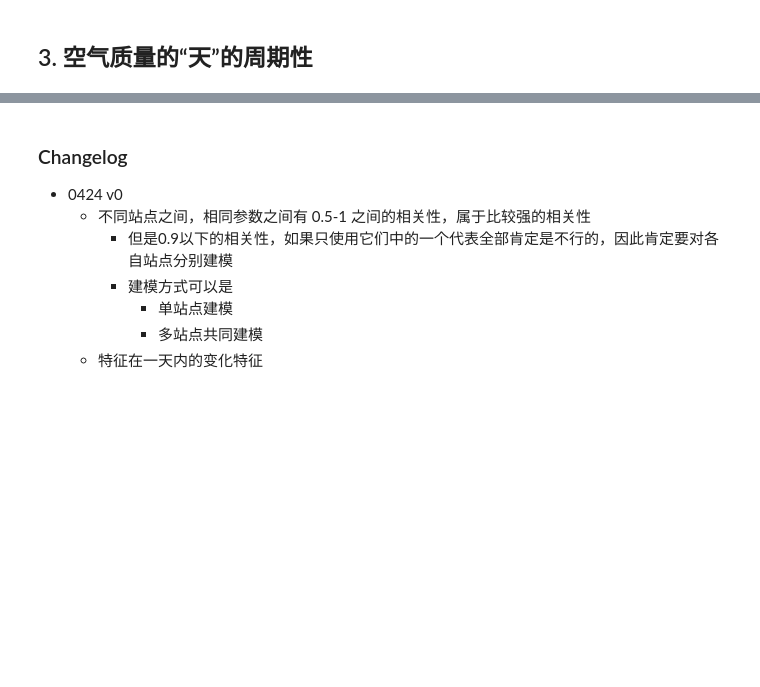
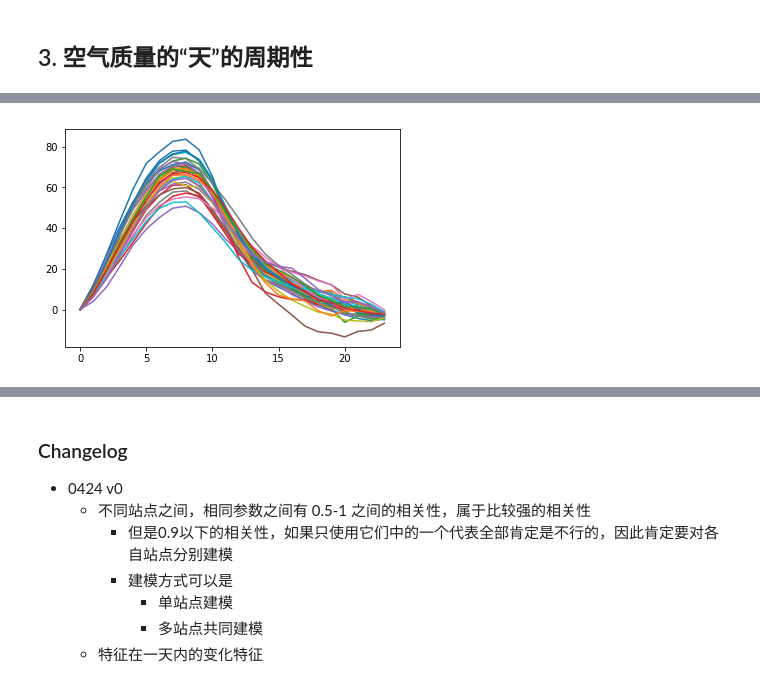
Before and after one commit to txytju/air-quality-prediction, a Jupyter notebook: aq_data_exploration.ipynb, the cells around one changed output, grey strips where cells are left out. Saved outputs shown, nothing was run; the diff lists cells and outputs as text; code cells hidden in the pictures; blank space fills up the shorter version.

```diff
--- a/aq_data_exploration.ipynb
+++ b/aq_data_exploration.ipynb
@@ -142,0 +166,5 @@ for feature in bj_aq_stations_merged.columns:
+# %%
+for feature in O3:
+    feature_trend_in_a_day(bj_aq_stations_merged, feature)
+# %% [output]
+[figure, added]
```
Also changed, not shown: parts of 7 cells of this notebook.
